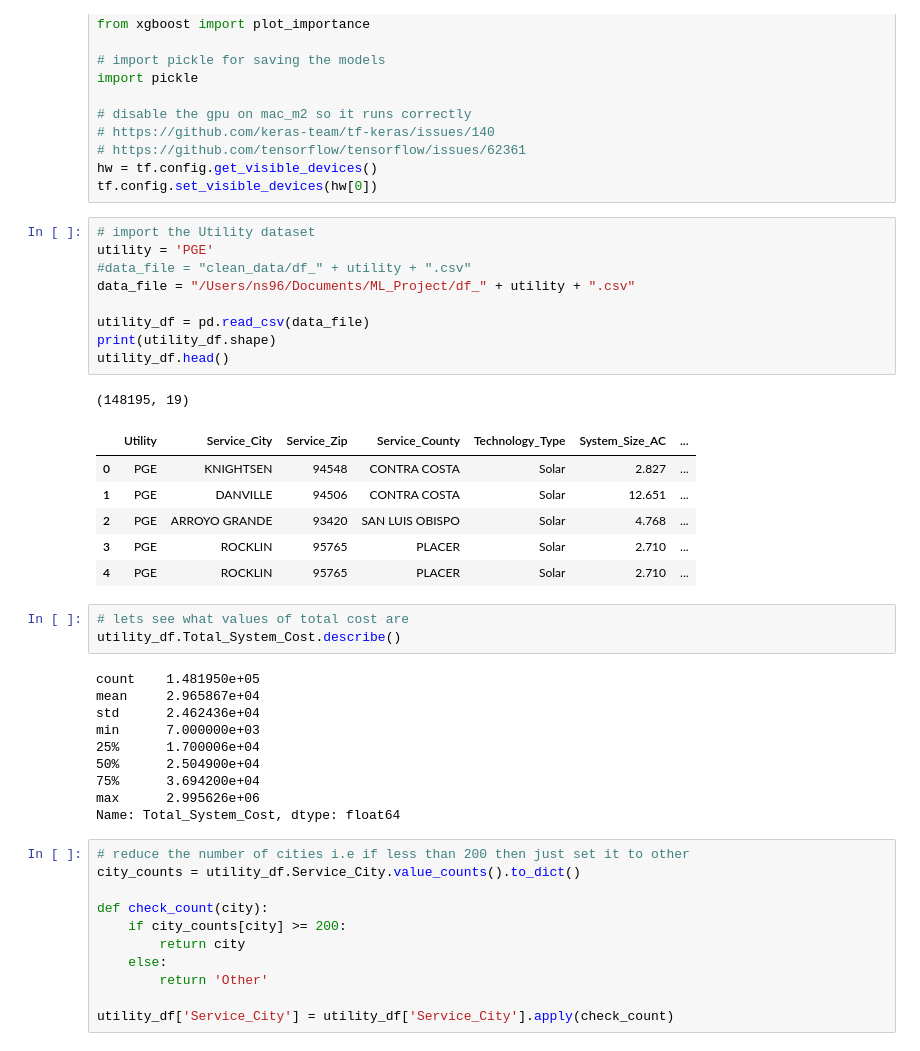
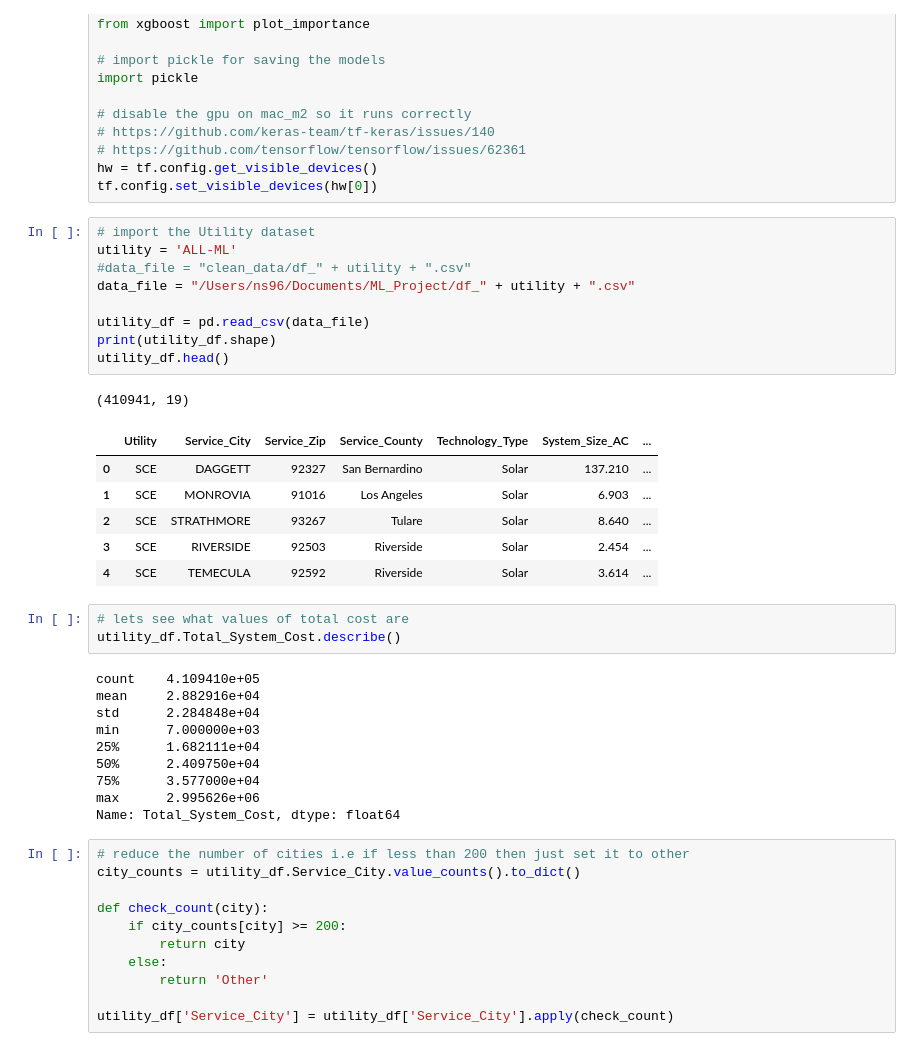
Before and after one commit to ns96/ML_Project, a Jupyter notebook: ml_nstevens.ipynb, the cells around one changed output. Saved outputs shown, nothing was run; the diff lists cells and outputs as text.

```diff
--- a/ml_nstevens.ipynb
+++ b/ml_nstevens.ipynb
@@ -28,32 +28,32 @@ hw = tf.config.get_visible_devices()
 tf.config.set_visible_devices(hw[0])
 # %%
 # import the Utility dataset
-utility = 'PGE'
+utility = 'ALL-ML'
 #data_file = "clean_data/df_" + utility + ".csv"
 data_file = "/Users/ns96/Documents/ML_Project/df_" + utility + ".csv"
 
 utility_df = pd.read_csv(data_file)
 print(utility_df.shape)
 utility_df.head()
 # %% [output]
-(148195, 19)
+(410941, 19)
 |  | Utility | Service_City | Service_Zip | Service_County | Technology_Type | System_Size_AC | ... |
-| 0 | PGE | KNIGHTSEN | 94548 | CONTRA COSTA | Solar | 2.827 | ... |
-| 1 | PGE | DANVILLE | 94506 | CONTRA COSTA | Solar | 12.651 | ... |
-| 2 | PGE | ARROYO GRANDE | 93420 | SAN LUIS OBISPO | Solar | 4.768 | ... |
-| 3 | PGE | ROCKLIN | 95765 | PLACER | Solar | 2.710 | ... |
-| 4 | PGE | ROCKLIN | 95765 | PLACER | Solar | 2.710 | ... |
+| 0 | SCE | DAGGETT | 92327 | San Bernardino | Solar | 137.210 | ... |
+| 1 | SCE | MONROVIA | 91016 | Los Angeles | Solar | 6.903 | ... |
+| 2 | SCE | STRATHMORE | 93267 | Tulare | Solar | 8.640 | ... |
+| 3 | SCE | RIVERSIDE | 92503 | Riverside | Solar | 2.454 | ... |
+| 4 | SCE | TEMECULA | 92592 | Riverside | Solar | 3.614 | ... |
 # %%
 # lets see what values of total cost are
 utility_df.Total_System_Cost.describe()
 # %% [output]
-count    1.481950e+05
-mean     2.965867e+04
-std      2.462436e+04
+count    4.109410e+05
+mean     2.882916e+04
+std      2.284848e+04
 min      7.000000e+03
-25%      1.700006e+04
-50%      2.504900e+04
-75%      3.694200e+04
+25%      1.682111e+04
+50%      2.409750e+04
+75%      3.577000e+04
 max      2.995626e+06
 Name: Total_System_Cost, dtype: float64
 # %%
```
Also changed, not shown: parts of 11 cells of this notebook, 3 other files.
